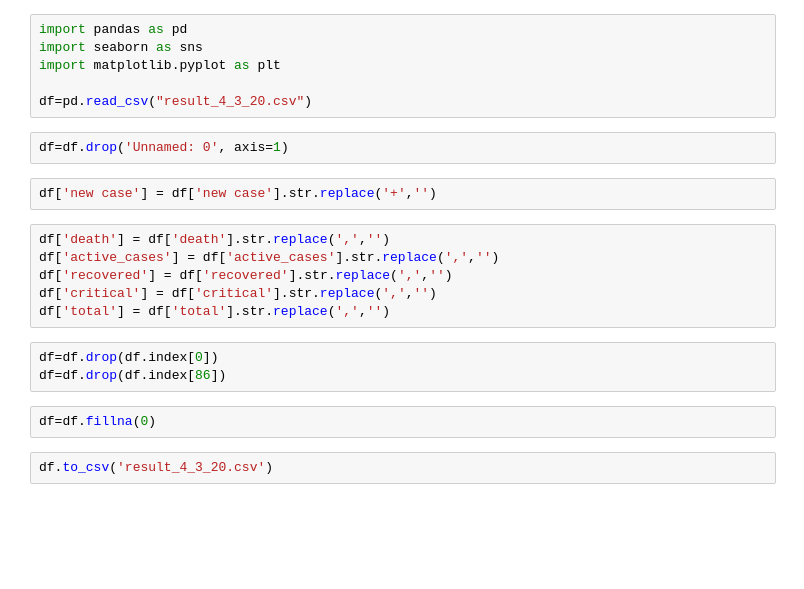
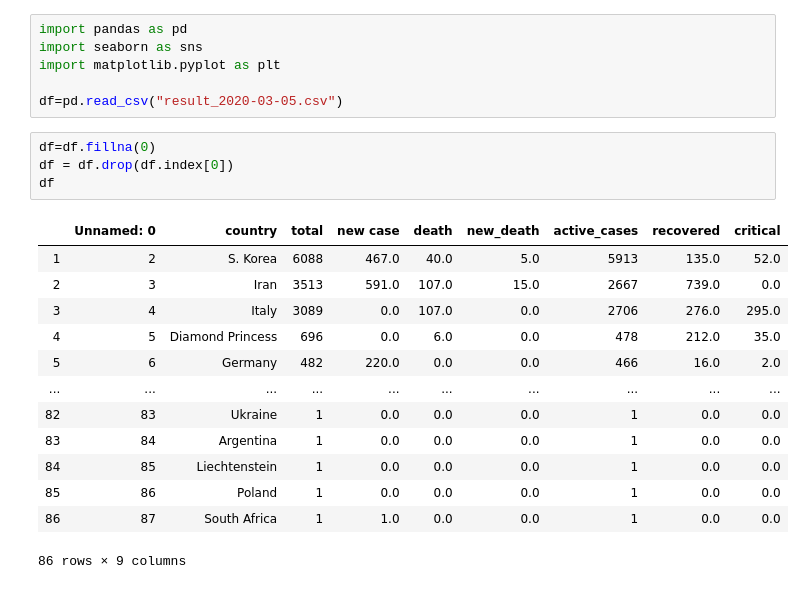
Before and after one commit to arnabdeypolimi/coronavirus, a Jupyter notebook: data_cleaning.ipynb, the cells around one changed output. Cells and saved outputs as stored; diff of their text form; blank space fills up the shorter version.

```diff
--- a/data_cleaning.ipynb
+++ b/data_cleaning.ipynb
@@ -3,21 +3,22 @@ import pandas as pd
 import seaborn as sns
 import matplotlib.pyplot as plt
 
-df=pd.read_csv("result_4_3_20.csv")
+df=pd.read_csv("result_2020-03-05.csv")
-# %%
-df=df.drop('Unnamed: 0', axis=1)
-# %%
-df['new case'] = df['new case'].str.replace('+','')
-# %%
-df['death'] = df['death'].str.replace(',','')
-df['active_cases'] = df['active_cases'].str.replace(',','')
-df['recovered'] = df['recovered'].str.replace(',','')
-df['critical'] = df['critical'].str.replace(',','')
-df['total'] = df['total'].str.replace(',','')
 # %%
-df=df.drop(df.index[0])
-df=df.drop(df.index[86])
+df=df.fillna(0)
+df = df.drop(df.index[0])
+df
+# %% [output]
+|  | Unnamed: 0 | country | total | new case | death | new_death | active_cases | recovered | critical |
+| 1 | 2 | S. Korea | 6088 | 467.0 | 40.0 | 5.0 | 5913 | 135.0 | 52.0 |
+| 2 | 3 | Iran | 3513 | 591.0 | 107.0 | 15.0 | 2667 | 739.0 | 0.0 |
+| 3 | 4 | Italy | 3089 | 0.0 | 107.0 | 0.0 | 2706 | 276.0 | 295.0 |
+| 4 | 5 | Diamond Princess | 696 | 0.0 | 6.0 | 0.0 | 478 | 212.0 | 35.0 |
+| 5 | 6 | Germany | 482 | 220.0 | 0.0 | 0.0 | 466 | 16.0 | 2.0 |
+| ... | ... | ... | ... | ... | ... | ... | ... | ... | ... |
+| 82 | 83 | Ukraine | 1 | 0.0 | 0.0 | 0.0 | 1 | 0.0 | 0.0 |
+| 83 | 84 | Argentina | 1 | 0.0 | 0.0 | 0.0 | 1 | 0.0 | 0.0 |
+| 84 | 85 | Liechtenstein | 1 | 0.0 | 0.0 | 0.0 | 1 | 0.0 | 0.0 |
+| 85 | 86 | Poland | 1 | 0.0 | 0.0 | 0.0 | 1 | 0.0 | 0.0 |
+| 86 | 87 | South Africa | 1 | 1.0 | 0.0 | 0.0 | 1 | 0.0 | 0.0 |
+86 rows × 9 columns
-# %%
-df=df.fillna(0)
-# %%
-df.to_csv('result_4_3_20.csv')
```
Also changed, not shown: parts of 3 cells of this notebook, 2 other files.
